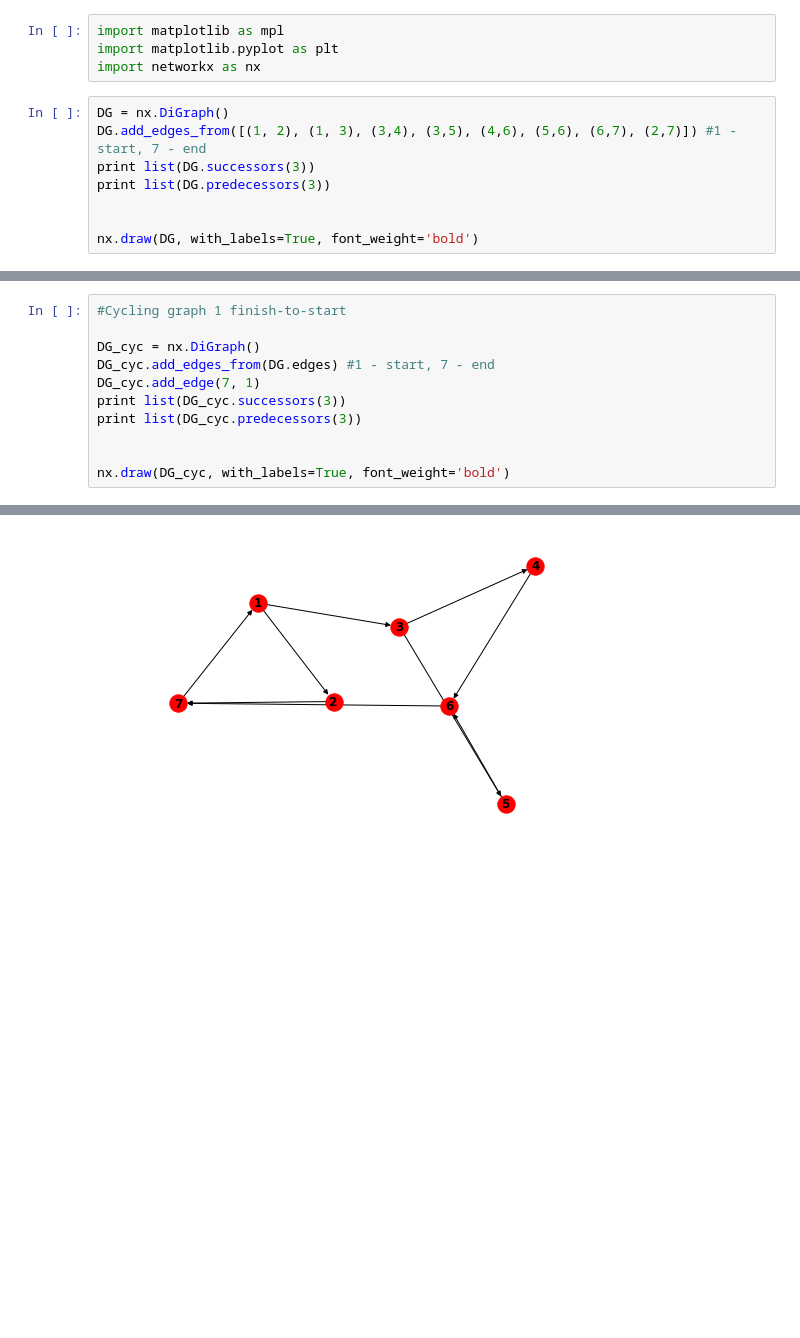
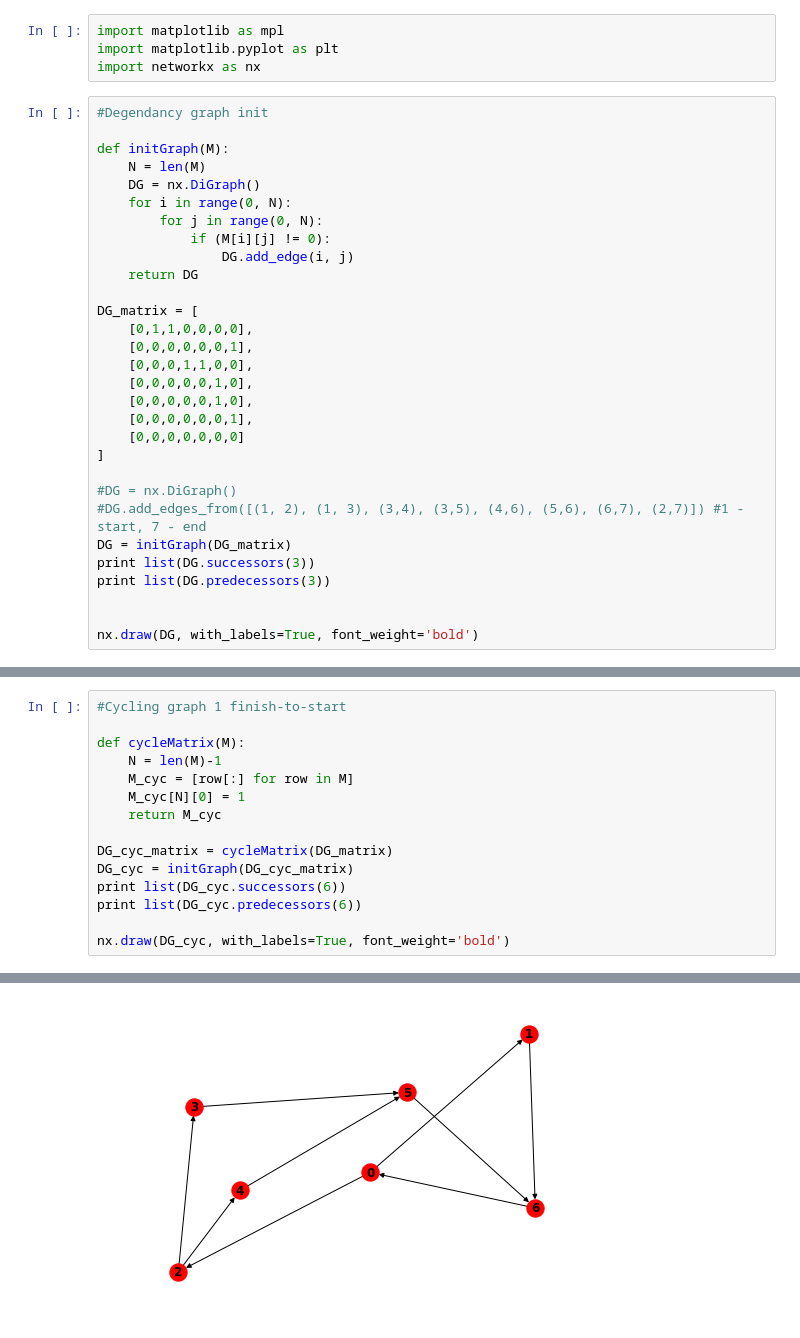
Before and after one commit to teadrunkage/MDiploma, a Jupyter notebook: rank/Untitled.ipynb, the cells around one changed output, grey strips where cells are left out. Cells and saved outputs as stored; diff of their text form; blank space fills up the shorter version.

```diff
--- a/rank/Untitled.ipynb
+++ b/rank/Untitled.ipynb
@@ -3,8 +3,30 @@ import matplotlib as mpl
 import matplotlib.pyplot as plt
 import networkx as nx
 # %%
-DG = nx.DiGraph()
-DG.add_edges_from([(1, 2), (1, 3), (3,4), (3,5), (4,6), (5,6), (6,7), (2,7)]) #1 - start, 7 - end
+#Degendancy graph init
+
+def initGraph(M):
+    N = len(M)
+    DG = nx.DiGraph()
+    for i in range(0, N):
+        for j in range(0, N):
+            if (M[i][j] != 0):
+                DG.add_edge(i, j)
+    return DG
+
+DG_matrix = [
+    [0,1,1,0,0,0,0],
+    [0,0,0,0,0,0,1],
+    [0,0,0,1,1,0,0],
+    [0,0,0,0,0,1,0],
+    [0,0,0,0,0,1,0],
+    [0,0,0,0,0,0,1],
+    [0,0,0,0,0,0,0]
+]
+
+#DG = nx.DiGraph()
+#DG.add_edges_from([(1, 2), (1, 3), (3,4), (3,5), (4,6), (5,6), (6,7), (2,7)]) #1 - start, 7 - end
+DG = initGraph(DG_matrix)
 print list(DG.successors(3))
 print list(DG.predecessors(3))
 
@@ -17,12 +80,16 @@ nx.draw(DG, with_labels=True, font_weight='bold')
 # %%
 #Cycling graph 1 finish-to-start
 
-DG_cyc = nx.DiGraph()
-DG_cyc.add_edges_from(DG.edges) #1 - start, 7 - end
-DG_cyc.add_edge(7, 1)
-print list(DG_cyc.successors(3))
-print list(DG_cyc.predecessors(3))
+def cycleMatrix(M):
+    N = len(M)-1
+    M_cyc = [row[:] for row in M]
+    M_cyc[N][0] = 1
+    return M_cyc
 
+DG_cyc_matrix = cycleMatrix(DG_matrix)
+DG_cyc = initGraph(DG_cyc_matrix)
+print list(DG_cyc.successors(6))
+print list(DG_cyc.predecessors(6))
 
 nx.draw(DG_cyc, with_labels=True, font_weight='bold')
 # %% [output]
@@ -31 +98 @@ nx.draw(DG_cyc, with_labels=True, font_weight='bold')
-[figure, old version]
+[figure, new version]
```
Also changed, not shown: parts of 4 cells of this notebook, 8 other files.
